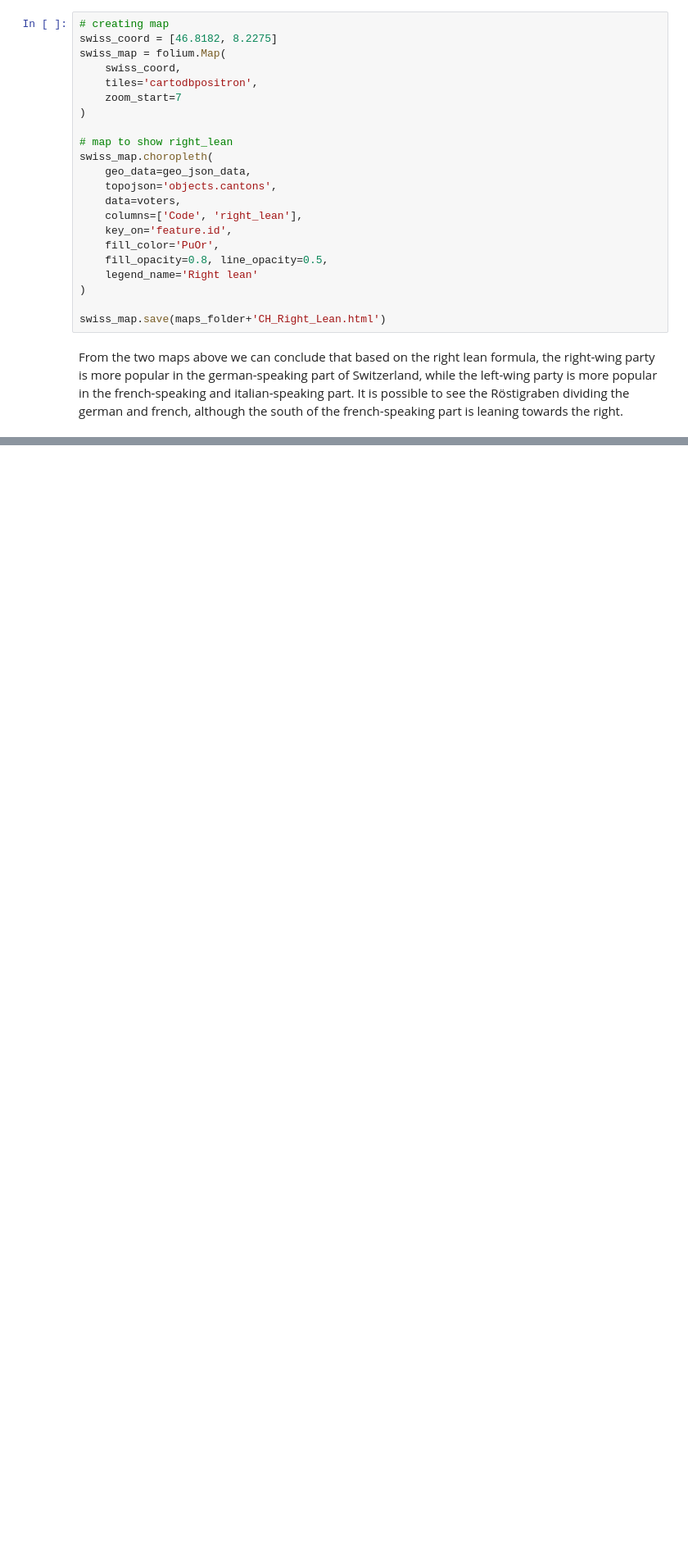
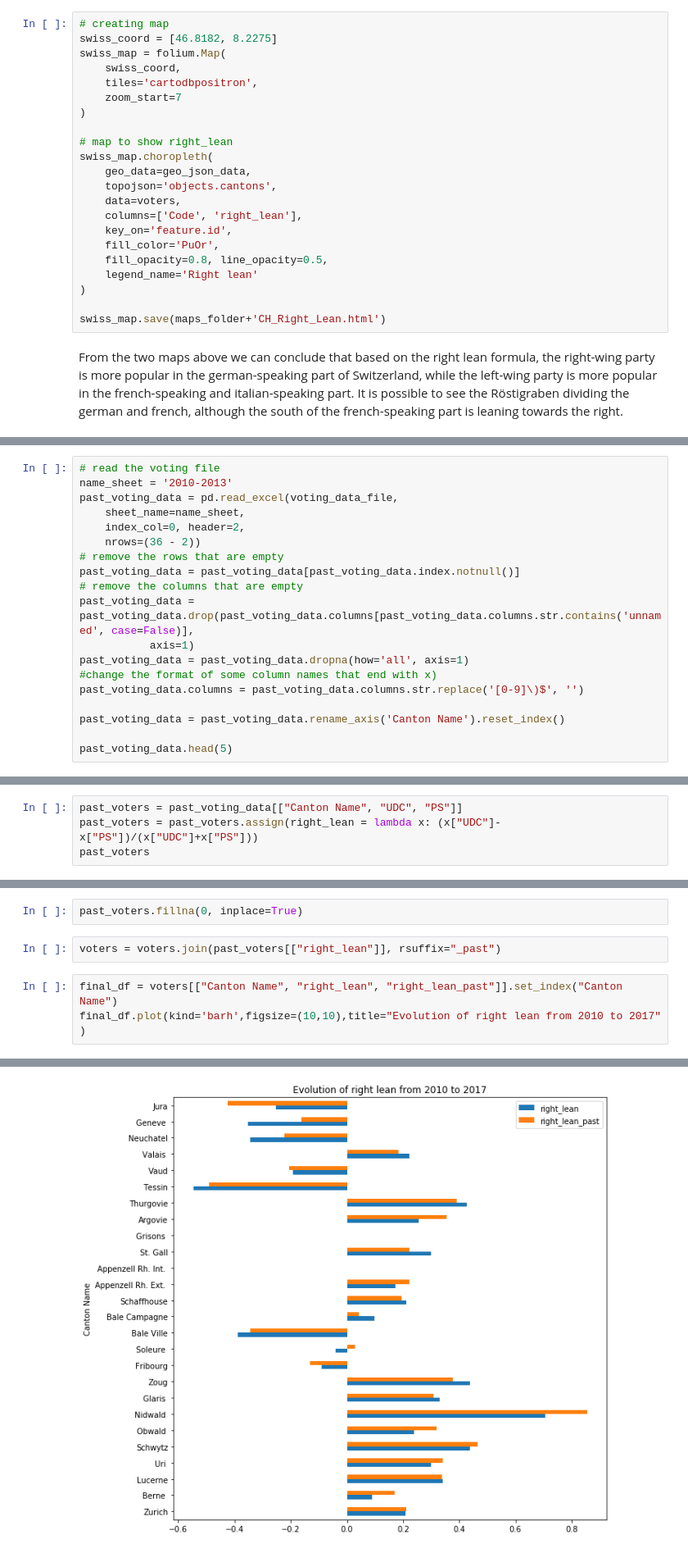
Before and after one commit to kareen2707/Folium, a Jupyter notebook: HW2_main.ipynb, the cells around one changed output, grey strips where cells are left out. Shown: that part at 82% size. Drawn from its saved outputs; the diff is of its cells as text; blank space fills up the shorter version.

```diff
--- a/HW2_main.ipynb
+++ b/HW2_main.ipynb
@@ -628,0 +631,19 @@ From the two maps above we can conclude that based on the right lean formula, th
+# %%
+# read the voting file
+name_sheet = '2010-2013'
+past_voting_data = pd.read_excel(voting_data_file,
+    sheet_name=name_sheet,
+    index_col=0, header=2,
+    nrows=(36 - 2))
+# remove the rows that are empty
+past_voting_data = past_voting_data[past_voting_data.index.notnull()]
+# remove the columns that are empty
+past_voting_data = past_voting_data.drop(past_voting_data.columns[past_voting_data.columns.str.contains('unnamed', case=False)],
+           axis=1)
+past_voting_data = past_voting_data.dropna(how='all', axis=1)
+#change the format of some column names that end with x)
+past_voting_data.columns = past_voting_data.columns.str.replace('[0-9]\)$', '')
+
+past_voting_data = past_voting_data.rename_axis('Canton Name').reset_index()
+
+past_voting_data.head(5)
@@ -628,0 +658,4 @@ From the two maps above we can conclude that based on the right lean formula, th
+# %%
+past_voters = past_voting_data[["Canton Name", "UDC", "PS"]]
+past_voters = past_voters.assign(right_lean = lambda x: (x["UDC"]-x["PS"])/(x["UDC"]+x["PS"]))
+past_voters
@@ -628,0 +680,8 @@ From the two maps above we can conclude that based on the right lean formula, th
+# %%
+past_voters.fillna(0, inplace=True)
+# %%
+voters = voters.join(past_voters[["right_lean"]], rsuffix="_past")
+# %%
+final_df = voters[["Canton Name", "right_lean", "right_lean_past"]].set_index("Canton Name")
+final_df.plot(kind='barh',figsize=(10,10),title="Evolution of right lean from 2010 to 2017" )
+# %% [output]
@@ -628,0 +689 @@ From the two maps above we can conclude that based on the right lean formula, th
+[figure, added]
```
Also changed, not shown: parts of 4 cells of this notebook.
